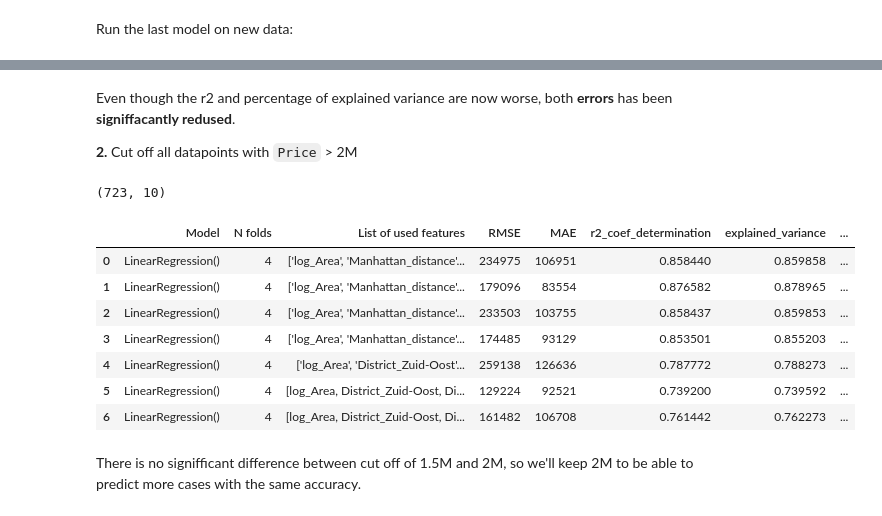
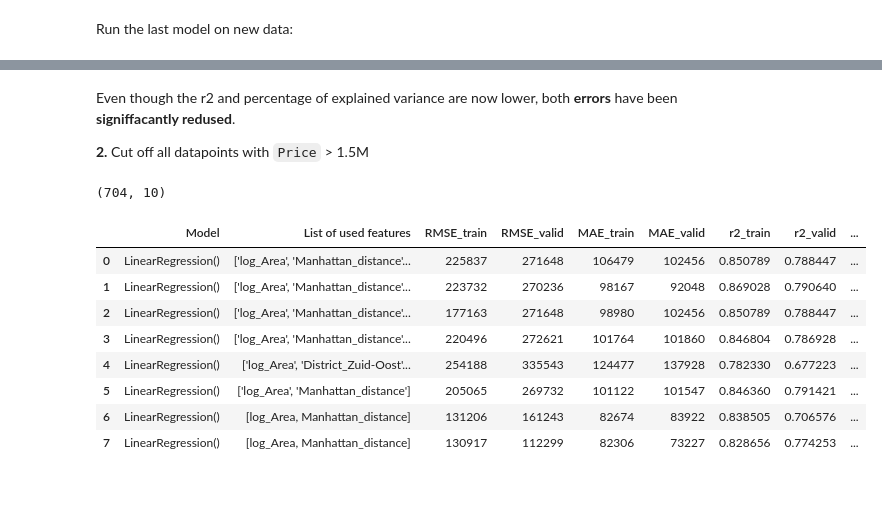
Before and after one commit to nadiia-duiunova/House_price, a Jupyter notebook: Machine_learning.ipynb, the cells around one changed output, grey strips where cells are left out. Saved outputs shown, nothing was run; the diff lists cells and outputs as text; code cells hidden in the pictures; blank space fills up the shorter version.

```diff
--- a/Machine_learning.ipynb
+++ b/Machine_learning.ipynb
@@ -84,32 +82,27 @@ results
 # %% [markdown]
-Even though the r2 and percentage of explained variance are now worse, both **errors** has been **signiffacantly redused**.
+Even though the r2 and percentage of explained variance are now lower, both **errors** have been **signiffacantly redused**.
 
-**2.** Cut off all datapoints with `Price` > 2M
+**2.** Cut off all datapoints with `Price` > 1.5M
 # %%
-data7 = data.copy()
-data7.drop(data[data['Price']> 2000000].index, inplace=True)
-data7.shape
+data8 = data7.copy()
+data8.drop(data7[data7['Price']> 1500000].index, inplace=True)
+data8.shape
 # %% [output]
-(723, 10)
+(704, 10)
 # %%
-X7 = data7.drop(columns=['Price', 'Area', 'Price per sqm', 'log_Price', 'Manhattan_distance', 'Zip region', 'Zip num', 'District_v1'])
-
-district = pd.get_dummies(X7['District_v2'], drop_first=True, dtype=int, prefix='District')
-X7 = pd.concat([X7, district], axis = 1).drop(columns=['District_v2'])
-
-y7 = data7['log_Price']
-model7 = LinearRegression()
+X8 = data8.drop(columns=['Price', 'Area', 'Price per sqm', 'log_Price', 'Zip region', 'Zip num', 'District_v1', 'District_v2'])
+y8 = data8['log_Price']
+model8 = LinearRegression()
-# %%
-rmse7, mae7, r2_coef_determination7, explained_variance7, corr_coef7 = evaluate_model(model7, X7, y7, results, cv = 4)
-results
-# %% [output]
-|  | Model | N folds | List of used features | RMSE | MAE | r2_coef_determination | explained_variance | ... |
-| 0 | LinearRegression() | 4 | ['log_Area', 'Manhattan_distance'... | 234975 | 106951 | 0.858440 | 0.859858 | ... |
-| 1 | LinearRegression() | 4 | ['log_Area', 'Manhattan_distance'... | 179096 | 83554 | 0.876582 | 0.878965 | ... |
-| 2 | LinearRegression() | 4 | ['log_Area', 'Manhattan_distance'... | 233503 | 103755 | 0.858437 | 0.859853 | ... |
-| 3 | LinearRegression() | 4 | ['log_Area', 'Manhattan_distance'... | 174485 | 93129 | 0.853501 | 0.855203 | ... |
-| 4 | LinearRegression() | 4 | ['log_Area', 'District_Zuid-Oost'... | 259138 | 126636 | 0.787772 | 0.788273 | ... |
-| 5 | LinearRegression() | 4 | [log_Area, District_Zuid-Oost, Di... | 129224 | 92521 | 0.739200 | 0.739592 | ... |
-| 6 | LinearRegression() | 4 | [log_Area, District_Zuid-Oost, Di... | 161482 | 106708 | 0.761442 | 0.762273 | ... |
-# %% [markdown]
-There is no signifficant difference between cut off of 1.5M and 2M, so we'll keep 2M to be able to predict more cases with the same accuracy.
+# %%
+evaluate_model(model8, X8, y8, results, cv = 4)
+results
+# %% [output]
+|  | Model | List of used features | RMSE_train | RMSE_valid | MAE_train | MAE_valid | r2_train | r2_valid | ... |
+| 0 | LinearRegression() | ['log_Area', 'Manhattan_distance'... | 225837 | 271648 | 106479 | 102456 | 0.850789 | 0.788447 | ... |
+| 1 | LinearRegression() | ['log_Area', 'Manhattan_distance'... | 223732 | 270236 | 98167 | 92048 | 0.869028 | 0.790640 | ... |
+| 2 | LinearRegression() | ['log_Area', 'Manhattan_distance'... | 177163 | 271648 | 98980 | 102456 | 0.850789 | 0.788447 | ... |
+| 3 | LinearRegression() | ['log_Area', 'Manhattan_distance'... | 220496 | 272621 | 101764 | 101860 | 0.846804 | 0.786928 | ... |
+| 4 | LinearRegression() | ['log_Area', 'District_Zuid-Oost'... | 254188 | 335543 | 124477 | 137928 | 0.782330 | 0.677223 | ... |
+| 5 | LinearRegression() | ['log_Area', 'Manhattan_distance'] | 205065 | 269732 | 101122 | 101547 | 0.846360 | 0.791421 | ... |
+| 6 | LinearRegression() | [log_Area, Manhattan_distance] | 131206 | 161243 | 82674 | 83922 | 0.838505 | 0.706576 | ... |
+| 7 | LinearRegression() | [log_Area, Manhattan_distance] | 130917 | 112299 | 82306 | 73227 | 0.828656 | 0.774253 | ... |
```
Also changed, not shown: parts of 17 cells of this notebook.
